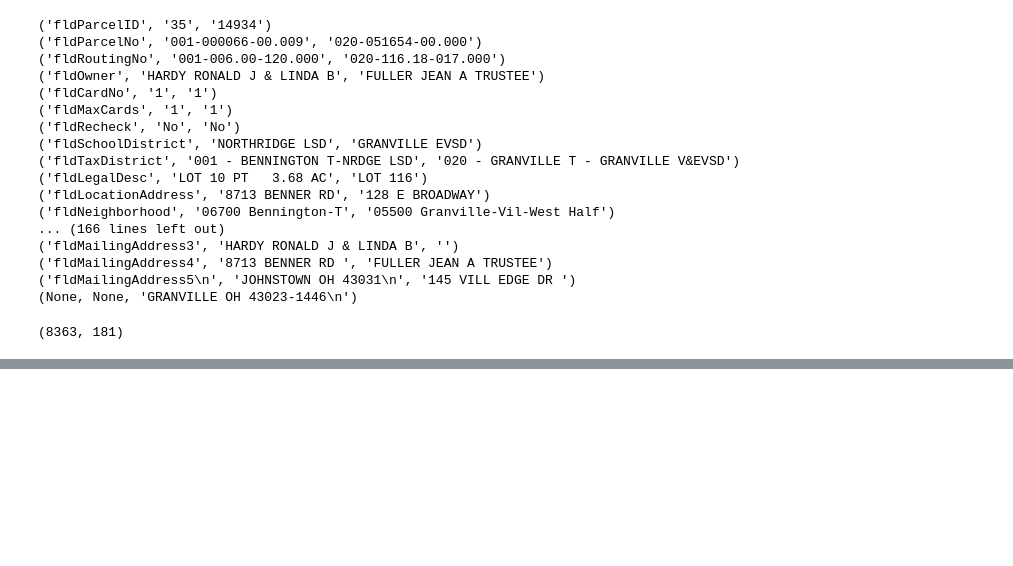
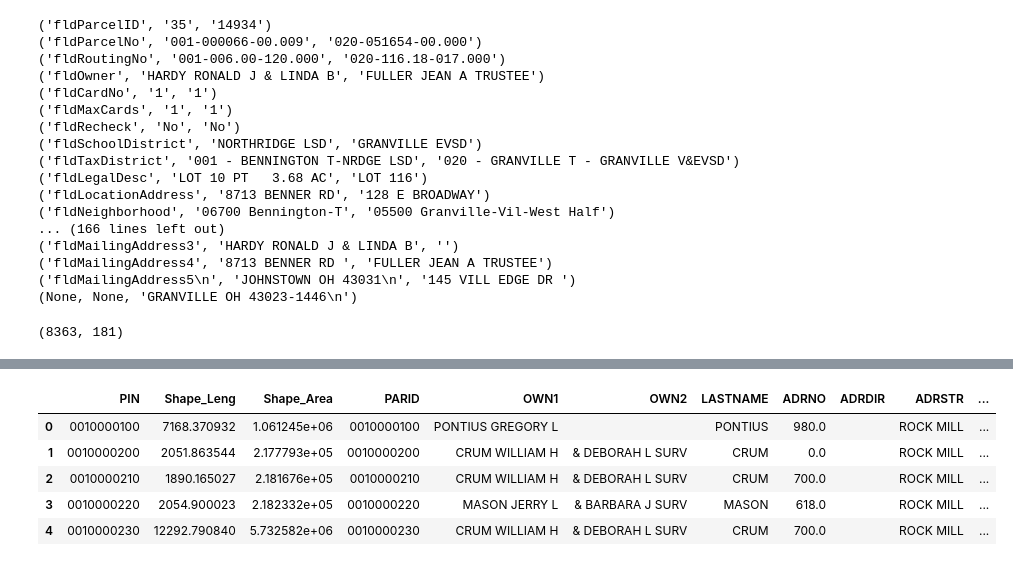
Before and after one commit to zarthur/CSCC-Analytics, a Jupyter notebook: 02-Clean-Merge.ipynb, the cells around one changed output, grey strips where cells are left out. Drawn from its saved outputs; the diff is of its cells as text; code cells hidden in the pictures; blank space fills up the shorter version.

```diff
--- a/02-Clean-Merge.ipynb
+++ b/02-Clean-Merge.ipynb
@@ -234,0 +384,3 @@ licking.fldAtticArea.iloc[8358],licking2.fldAtticArea.iloc[8358]
+# %%
+pd.set_option('display.max_column', 200)
+licking.head()
@@ -234,0 +586,9 @@ licking.fldAtticArea.iloc[8358],licking2.fldAtticArea.iloc[8358]
+# %%
+fairfield.head()
+# %% [output]
+|  | PIN | Shape_Leng | Shape_Area | PARID | OWN1 | OWN2 | LASTNAME | ADRNO | ADRDIR | ADRSTR | ... |
+| 0 | 0010000100 | 7168.370932 | 1.061245e+06 | 0010000100 | PONTIUS GREGORY L |  | PONTIUS | 980.0 |  | ROCK MILL | ... |
+| 1 | 0010000200 | 2051.863544 | 2.177793e+05 | 0010000200 | CRUM WILLIAM H | & DEBORAH L SURV | CRUM | 0.0 |  | ROCK MILL | ... |
+| 2 | 0010000210 | 1890.165027 | 2.181676e+05 | 0010000210 | CRUM WILLIAM H | & DEBORAH L SURV | CRUM | 700.0 |  | ROCK MILL | ... |
+| 3 | 0010000220 | 2054.900023 | 2.182332e+05 | 0010000220 | MASON JERRY L | & BARBARA J SURV | MASON | 618.0 |  | ROCK MILL | ... |
+| 4 | 0010000230 | 12292.790840 | 5.732582e+06 | 0010000230 | CRUM WILLIAM H | & DEBORAH L SURV | CRUM | 700.0 |  | ROCK MILL | ... |
```
Also changed, not shown: parts of 100 cells of this notebook, 4 other files.
